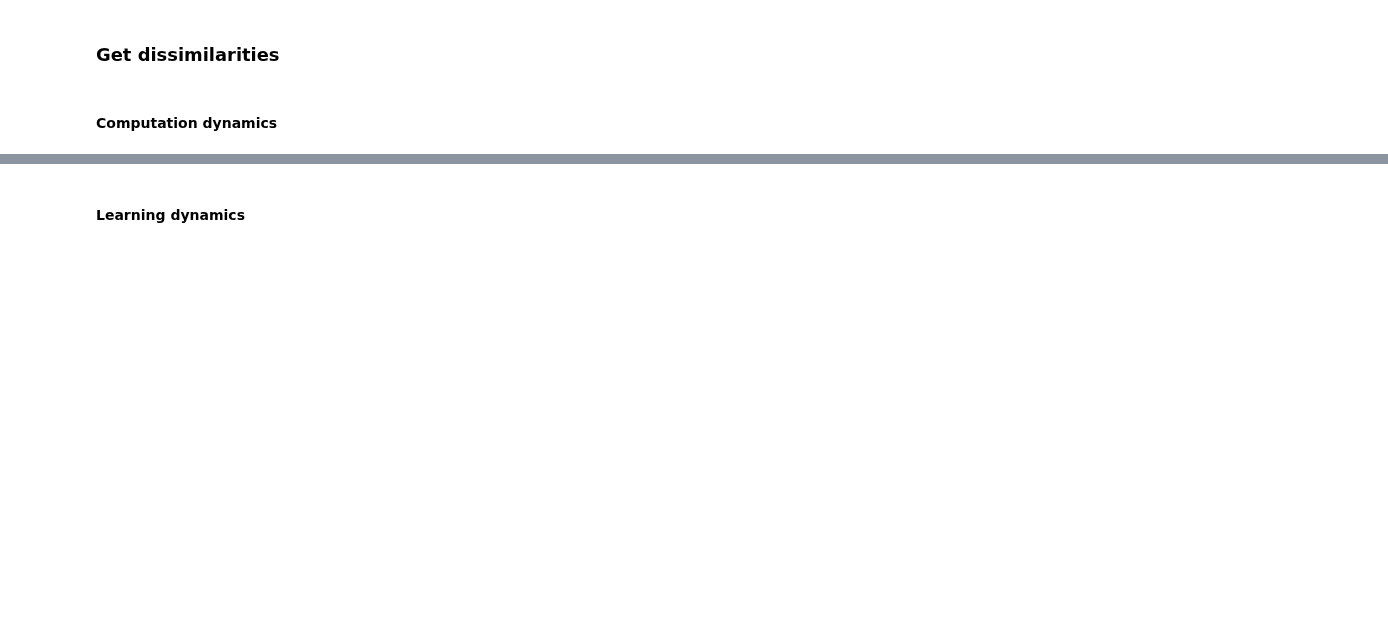
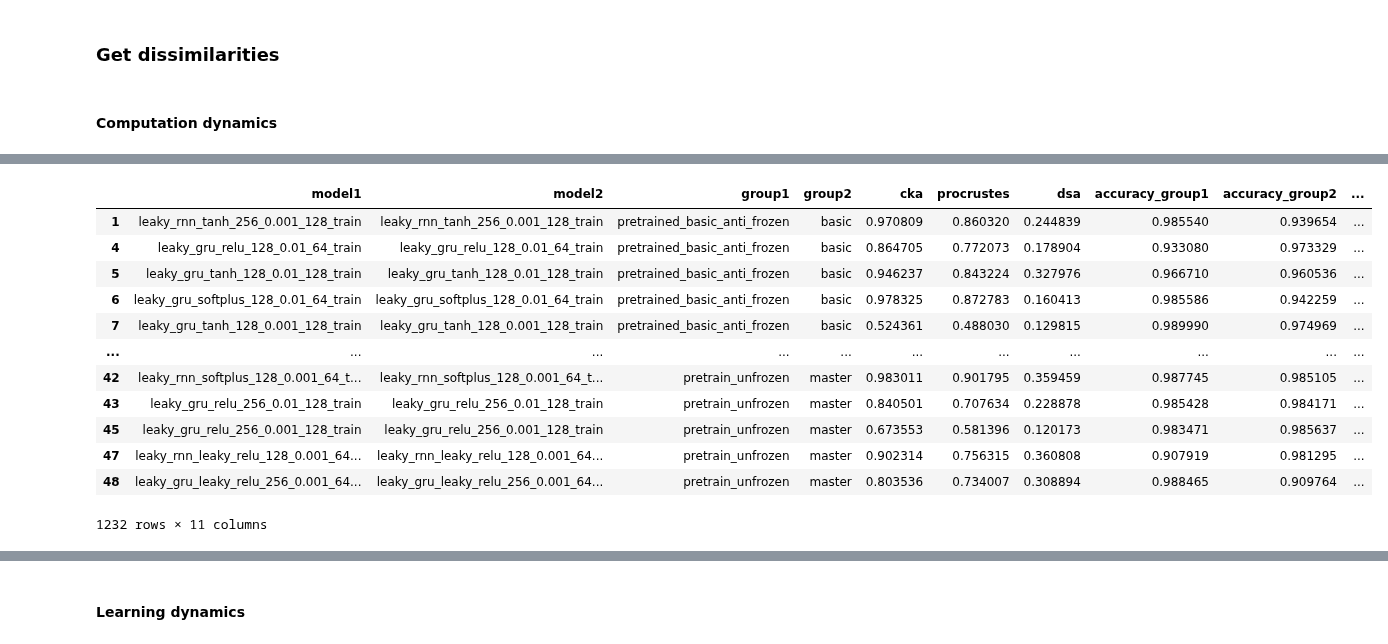
Before and after one commit to qglht/RepAL, a Jupyter notebook: notebooks/analysis_rnn.ipynb, the cells around one changed output, grey strips where cells are left out. Drawn from its saved outputs; the diff is of its cells as text; code cells hidden in the pictures; blank space fills up the shorter version.

```diff
--- a/notebooks/analysis_rnn.ipynb
+++ b/notebooks/analysis_rnn.ipynb
@@ -130,3 +157,19 @@ data
+# %%
+data
+# %% [output]
+|  | model1 | model2 | group1 | group2 | cka | procrustes | dsa | accuracy_group1 | accuracy_group2 | ... |
+| 1 | leaky_rnn_tanh_256_0.001_128_train | leaky_rnn_tanh_256_0.001_128_train | pretrained_basic_anti_frozen | basic | 0.970809 | 0.860320 | 0.244839 | 0.985540 | 0.939654 | ... |
+| 4 | leaky_gru_relu_128_0.01_64_train | leaky_gru_relu_128_0.01_64_train | pretrained_basic_anti_frozen | basic | 0.864705 | 0.772073 | 0.178904 | 0.933080 | 0.973329 | ... |
+| 5 | leaky_gru_tanh_128_0.01_128_train | leaky_gru_tanh_128_0.01_128_train | pretrained_basic_anti_frozen | basic | 0.946237 | 0.843224 | 0.327976 | 0.966710 | 0.960536 | ... |
+| 6 | leaky_gru_softplus_128_0.01_64_train | leaky_gru_softplus_128_0.01_64_train | pretrained_basic_anti_frozen | basic | 0.978325 | 0.872783 | 0.160413 | 0.985586 | 0.942259 | ... |
+| 7 | leaky_gru_tanh_128_0.001_128_train | leaky_gru_tanh_128_0.001_128_train | pretrained_basic_anti_frozen | basic | 0.524361 | 0.488030 | 0.129815 | 0.989990 | 0.974969 | ... |
+| ... | ... | ... | ... | ... | ... | ... | ... | ... | ... | ... |
+| 42 | leaky_rnn_softplus_128_0.001_64_t... | leaky_rnn_softplus_128_0.001_64_t... | pretrain_unfrozen | master | 0.983011 | 0.901795 | 0.359459 | 0.987745 | 0.985105 | ... |
+| 43 | leaky_gru_relu_256_0.01_128_train | leaky_gru_relu_256_0.01_128_train | pretrain_unfrozen | master | 0.840501 | 0.707634 | 0.228878 | 0.985428 | 0.984171 | ... |
+| 45 | leaky_gru_relu_256_0.001_128_train | leaky_gru_relu_256_0.001_128_train | pretrain_unfrozen | master | 0.673553 | 0.581396 | 0.120173 | 0.983471 | 0.985637 | ... |
+| 47 | leaky_rnn_leaky_relu_128_0.001_64... | leaky_rnn_leaky_relu_128_0.001_64... | pretrain_unfrozen | master | 0.902314 | 0.756315 | 0.360808 | 0.907919 | 0.981295 | ... |
+| 48 | leaky_gru_leaky_relu_256_0.001_64... | leaky_gru_leaky_relu_256_0.001_64... | pretrain_unfrozen | master | 0.803536 | 0.734007 | 0.308894 | 0.988465 | 0.909764 | ... |
+1232 rows × 11 columns
 # %%
 # Create a new DataFrame with swapped values
 df_swapped = data.rename(
```
Also changed, not shown: parts of 7 cells of this notebook, 6 other files.
